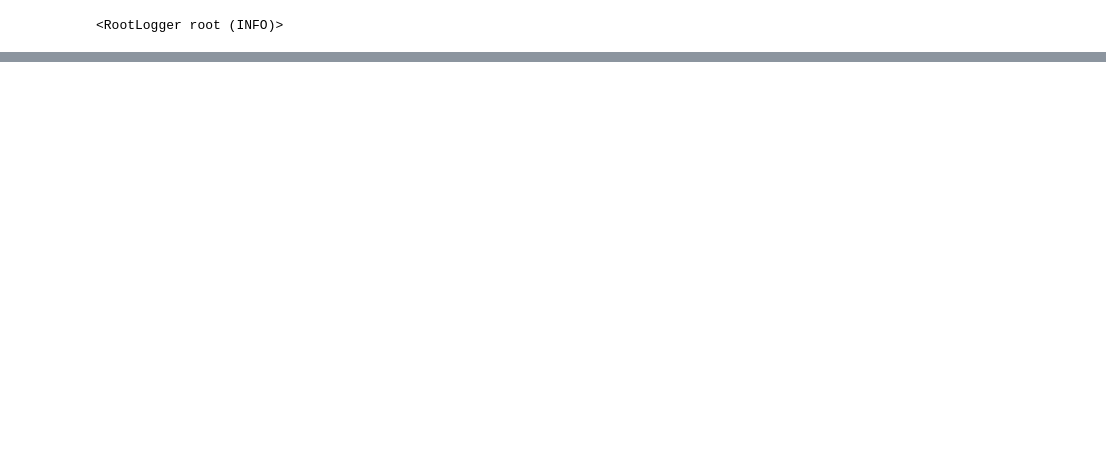
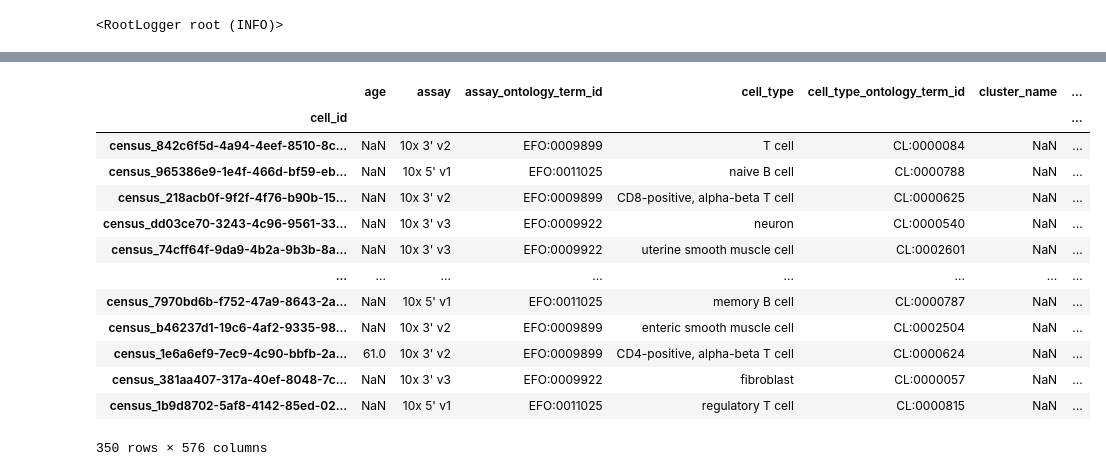
Before and after one commit to mengerj/mmcontext, a Jupyter notebook: exploratory/notebooks/mmcontext_train.ipynb, the cells around one changed output, grey strips where cells are left out. Cells and saved outputs as stored; diff of their text form; code cells hidden in the pictures; blank space fills up the shorter version.

```diff
--- a/exploratory/notebooks/mmcontext_train.ipynb
+++ b/exploratory/notebooks/mmcontext_train.ipynb
@@ -235,0 +218,17 @@ adata_new = adata_infer.encode(batch_size=128)
+# %%
+adata.obs
+# %% [output]
+|  | age | assay | assay_ontology_term_id | cell_type | cell_type_ontology_term_id | cluster_name | ... |
+| cell_id |  |  |  |  |  |  | ... |
+| census_842c6f5d-4a94-4eef-8510-8c... | NaN | 10x 3' v2 | EFO:0009899 | T cell | CL:0000084 | NaN | ... |
+| census_965386e9-1e4f-466d-bf59-eb... | NaN | 10x 5' v1 | EFO:0011025 | naive B cell | CL:0000788 | NaN | ... |
+| census_218acb0f-9f2f-4f76-b90b-15... | NaN | 10x 3' v2 | EFO:0009899 | CD8-positive, alpha-beta T cell | CL:0000625 | NaN | ... |
+| census_dd03ce70-3243-4c96-9561-33... | NaN | 10x 3' v3 | EFO:0009922 | neuron | CL:0000540 | NaN | ... |
+| census_74cff64f-9da9-4b2a-9b3b-8a... | NaN | 10x 3' v3 | EFO:0009922 | uterine smooth muscle cell | CL:0002601 | NaN | ... |
+| ... | ... | ... | ... | ... | ... | ... | ... |
+| census_7970bd6b-f752-47a9-8643-2a... | NaN | 10x 5' v1 | EFO:0011025 | memory B cell | CL:0000787 | NaN | ... |
+| census_b46237d1-19c6-4af2-9335-98... | NaN | 10x 3' v2 | EFO:0009899 | enteric smooth muscle cell | CL:0002504 | NaN | ... |
+| census_1e6a6ef9-7ec9-4c90-bbfb-2a... | 61.0 | 10x 3' v2 | EFO:0009899 | CD4-positive, alpha-beta T cell | CL:0000624 | NaN | ... |
+| census_381aa407-317a-40ef-8048-7c... | NaN | 10x 3' v3 | EFO:0009922 | fibroblast | CL:0000057 | NaN | ... |
+| census_1b9d8702-5af8-4142-85ed-02... | NaN | 10x 5' v1 | EFO:0011025 | regulatory T cell | CL:0000815 | NaN | ... |
+350 rows × 576 columns
```
Also changed, not shown: parts of 22 cells of this notebook.
